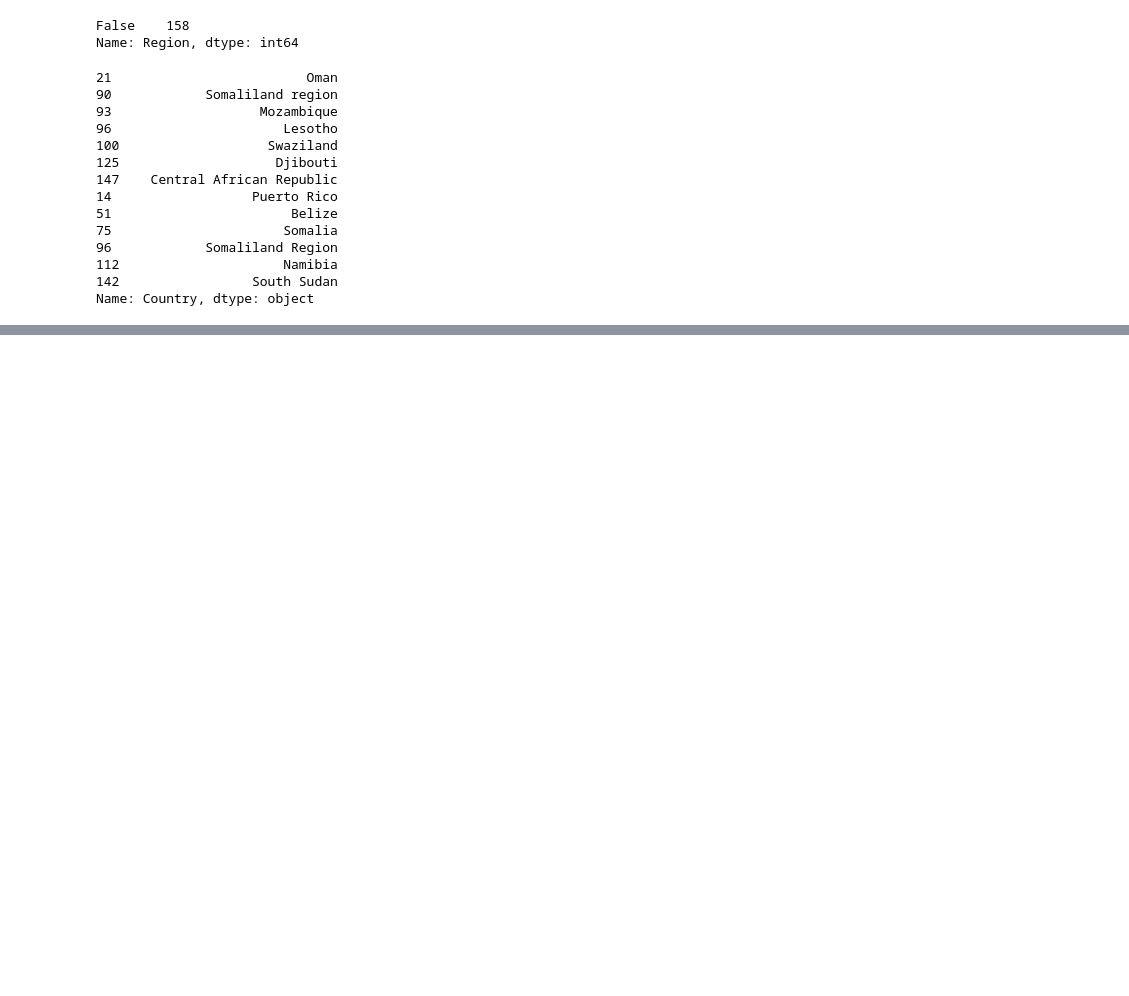
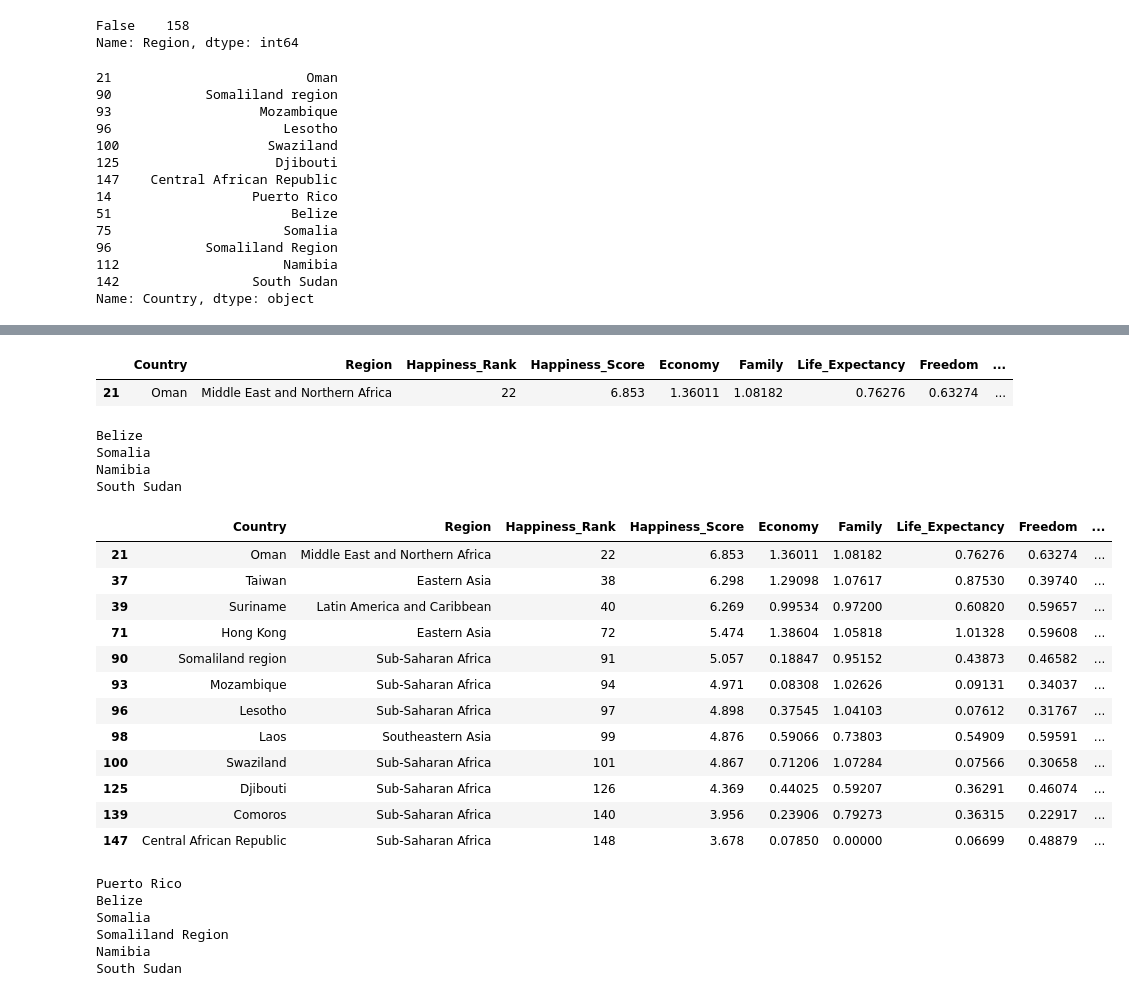
Before and after one commit to ddb95/Data_Science_and_ML_Projects, a Jupyter notebook: happinessReport/worldHappinessReport.ipynb, the cells around one changed output, grey strips where cells are left out. Saved outputs shown, nothing was run; the diff lists cells and outputs as text; code cells hidden in the pictures; blank space fills up the shorter version.

Commit message:
check for values not available

```diff
--- a/happinessReport/worldHappinessReport.ipynb
+++ b/happinessReport/worldHappinessReport.ipynb
@@ -247,3 +248,5 @@ dfNotin2016_2015
 112                     Namibia
 142                 South Sudan
 Name: Country, dtype: object
+# %%
+dfNotin2017_2015 = dfNotin2017_2015.tolist()
@@ -249,0 +290,34 @@ Name: Country, dtype: object
+# %%
+data2015[data2015['Country']=='Oman']
+# %% [output]
+|  | Country | Region | Happiness_Rank | Happiness_Score | Economy | Family | Life_Expectancy | Freedom | ... |
+| 21 | Oman | Middle East and Northern Africa | 22 | 6.853 | 1.36011 | 1.08182 | 0.76276 | 0.63274 | ... |
+# %%
+newDataframedfNotin2017_2015 = pd.DataFrame()
+# %%
+for i in range(len(dfNotin2017_2015)):
+    if(dfNotin2017_2015[i] in data2015['Country'].values):
+        newDataframedfNotin2017_2015 = newDataframedfNotin2017_2015.append(data2015[data2015['Country']==dfNotin2017_2015[i]])
+    else:
+        print(dfNotin2017_2015[i])
+# %% [output]
+Belize
+Somalia
+Namibia
+South Sudan
+# %%
+newDataframedfNotin2017_2015
+# %% [output]
+|  | Country | Region | Happiness_Rank | Happiness_Score | Economy | Family | Life_Expectancy | Freedom | ... |
+| 21 | Oman | Middle East and Northern Africa | 22 | 6.853 | 1.36011 | 1.08182 | 0.76276 | 0.63274 | ... |
+| 37 | Taiwan | Eastern Asia | 38 | 6.298 | 1.29098 | 1.07617 | 0.87530 | 0.39740 | ... |
+| 39 | Suriname | Latin America and Caribbean | 40 | 6.269 | 0.99534 | 0.97200 | 0.60820 | 0.59657 | ... |
+| 71 | Hong Kong | Eastern Asia | 72 | 5.474 | 1.38604 | 1.05818 | 1.01328 | 0.59608 | ... |
+| 90 | Somaliland region | Sub-Saharan Africa | 91 | 5.057 | 0.18847 | 0.95152 | 0.43873 | 0.46582 | ... |
+| 93 | Mozambique | Sub-Saharan Africa | 94 | 4.971 | 0.08308 | 1.02626 | 0.09131 | 0.34037 | ... |
+| 96 | Lesotho | Sub-Saharan Africa | 97 | 4.898 | 0.37545 | 1.04103 | 0.07612 | 0.31767 | ... |
+| 98 | Laos | Southeastern Asia | 99 | 4.876 | 0.59066 | 0.73803 | 0.54909 | 0.59591 | ... |
+| 100 | Swaziland | Sub-Saharan Africa | 101 | 4.867 | 0.71206 | 1.07284 | 0.07566 | 0.30658 | ... |
+| 125 | Djibouti | Sub-Saharan Africa | 126 | 4.369 | 0.44025 | 0.59207 | 0.36291 | 0.46074 | ... |
+| 139 | Comoros | Sub-Saharan Africa | 140 | 3.956 | 0.23906 | 0.79273 | 0.36315 | 0.22917 | ... |
+| 147 | Central African Republic | Sub-Saharan Africa | 148 | 3.678 | 0.07850 | 0.00000 | 0.06699 | 0.48879 | ... |
@@ -249,0 +326,14 @@ Name: Country, dtype: object
+# %%
+for i in range(len(dfNotin2016_2015)):
+    if(dfNotin2016_2015[i] in data2015['Country'].values):
+#         newDataframedfNotin2017_2015 = data2015[data2015['Country']==dfNotin2016_2015[i]]
+        newDataframedfNotin2016_2015 = newDataframedfNotin2016_2015.append(data2015[data2015['Country']==dfNotin2016_2015[i]])
+    else:
+        print(dfNotin2016_2015[i])
+# %% [output]
+Puerto Rico
+Belize
+Somalia
+Somaliland Region
+Namibia
+South Sudan
```
Also changed, not shown: parts of 6 cells of this notebook.
